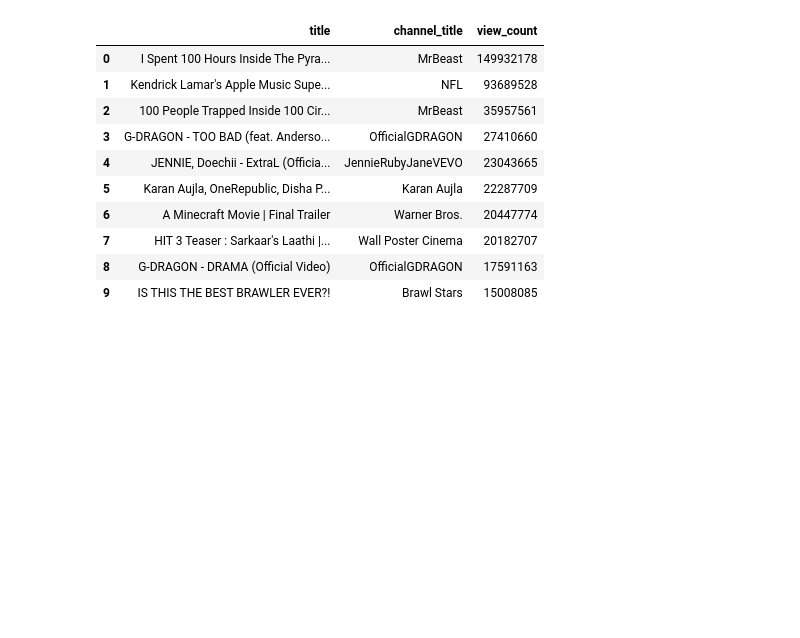
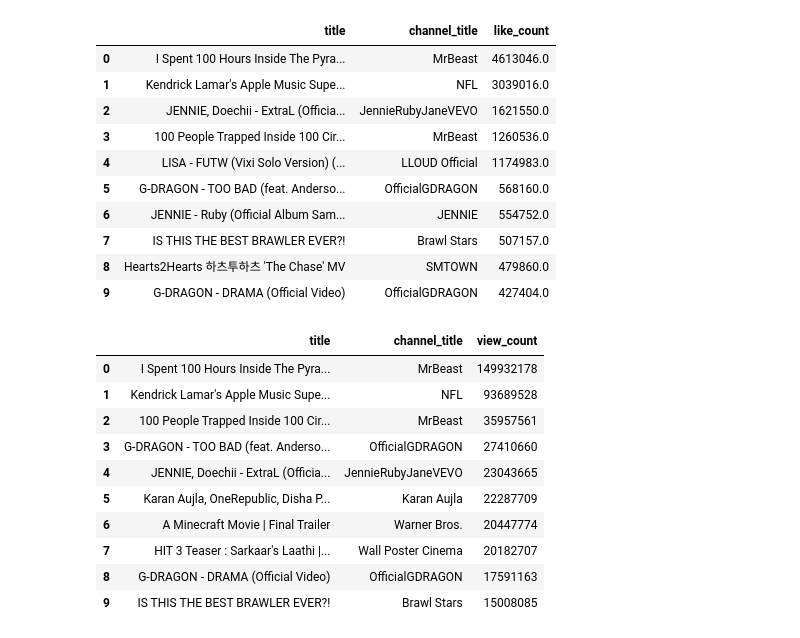
Before and after one commit to modyreturn/Youtube_Data_Analysis, a Jupyter notebook: Youtube_Videos_Analysis.ipynb, the cells around one changed output. Cells and saved outputs as stored; diff of their text form; code cells hidden in the pictures; blank space fills up the shorter version.

```diff
--- a/Youtube_Videos_Analysis.ipynb
+++ b/Youtube_Videos_Analysis.ipynb
@@ -84,3 +106,22 @@ df.head()
+# %%
+top_videos_by_likes = df.pivot_table(index=['title', 'channel_title'],
+                                     values='like_count'
+                                     ).sort_values('like_count', ascending=False).head(10)
+
+top_videos_by_likes = top_videos_by_likes.reset_index()
+top_videos_by_likes
+# %% [output]
+|  | title | channel_title | like_count |
+| 0 | I Spent 100 Hours Inside The Pyra... | MrBeast | 4613046.0 |
+| 1 | Kendrick Lamar's Apple Music Supe... | NFL | 3039016.0 |
+| 2 | JENNIE, Doechii - ExtraL (Officia... | JennieRubyJaneVEVO | 1621550.0 |
+| 3 | 100 People Trapped Inside 100 Cir... | MrBeast | 1260536.0 |
+| 4 | LISA - FUTW (Vixi Solo Version) (... | LLOUD Official | 1174983.0 |
+| 5 | G-DRAGON - TOO BAD (feat. Anderso... | OfficialGDRAGON | 568160.0 |
+| 6 | JENNIE - Ruby (Official Album Sam... | JENNIE | 554752.0 |
+| 7 | IS THIS THE BEST BRAWLER EVER?! | Brawl Stars | 507157.0 |
+| 8 | Hearts2Hearts 하츠투하츠 'The Chase' MV | SMTOWN | 479860.0 |
+| 9 | G-DRAGON - DRAMA (Official Video) | OfficialGDRAGON | 427404.0 |
 # %%
 top_10_viewed = df.pivot_table(index=['title', 'channel_title'], values='view_count', aggfunc='sum').sort_values('view_count', ascending=False).head(10)
 top_10_viewed = top_10_viewed.reset_index()
```
Also changed, not shown: parts of 8 cells of this notebook.
